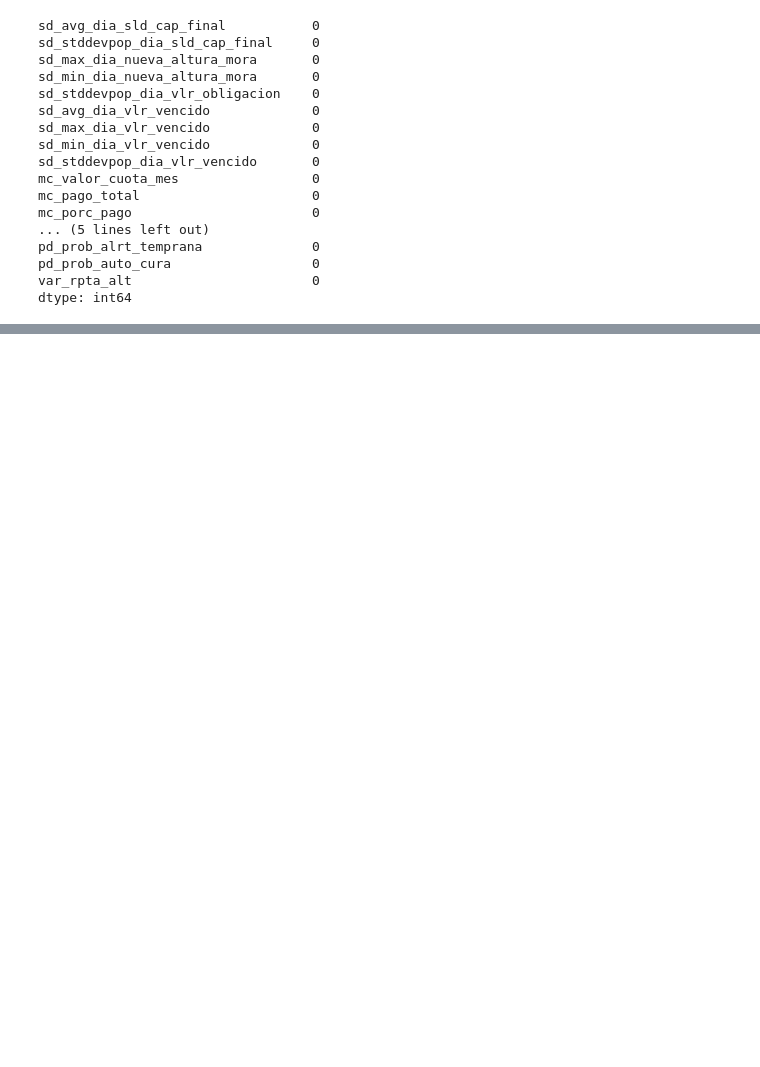
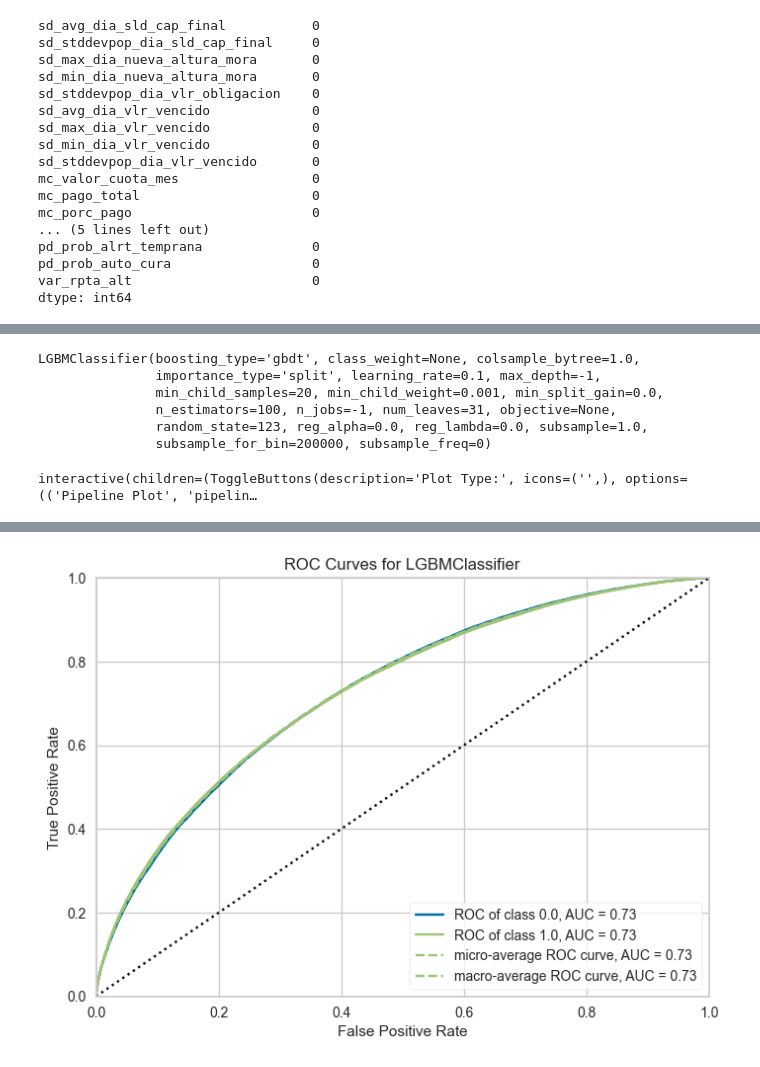
Before and after one commit to wacGitHub07/prueba-modelos, a Jupyter notebook: notebooks/base_model.ipynb, the cells around one changed output, grey strips where cells are left out. Cells and saved outputs as stored; diff of their text form; code cells hidden in the pictures; blank space fills up the shorter version.

```diff
--- a/notebooks/base_model.ipynb
+++ b/notebooks/base_model.ipynb
@@ -218,2 +186,0 @@ memory usage: 86.7 MB
-# %%
-data_model_norm = data_model_norm.round(3)
@@ -258,0 +187,2 @@ ValueError: Invalid value for the target parameter. Column var_rpta_alt not foun
+# %%
+best_model = train_model(data_model_norm, "var_rpta_alt")
@@ -258,0 +214,18 @@ ValueError: Invalid value for the target parameter. Column var_rpta_alt not foun
+# %%
+best_model = best_model[0]
+print(best_model)
+# %% [output]
+LGBMClassifier(boosting_type='gbdt', class_weight=None, colsample_bytree=1.0,
+               importance_type='split', learning_rate=0.1, max_depth=-1,
+               min_child_samples=20, min_child_weight=0.001, min_split_gain=0.0,
+               n_estimators=100, n_jobs=-1, num_leaves=31, objective=None,
+               random_state=123, reg_alpha=0.0, reg_lambda=0.0, subsample=1.0,
+               subsample_for_bin=200000, subsample_freq=0)
+# %%
+evaluate_model(best_model)
+# %% [output]
+interactive(children=(ToggleButtons(description='Plot Type:', icons=('',), options=(('Pipeline Plot', 'pipelin…
+# %%
+
+plot_model(best_model, plot = 'auc')
+# %% [output]
@@ -258,0 +233 @@ ValueError: Invalid value for the target parameter. Column var_rpta_alt not foun
+[figure, added]
```
Also changed, not shown: parts of 15 cells of this notebook, 10 other files.
